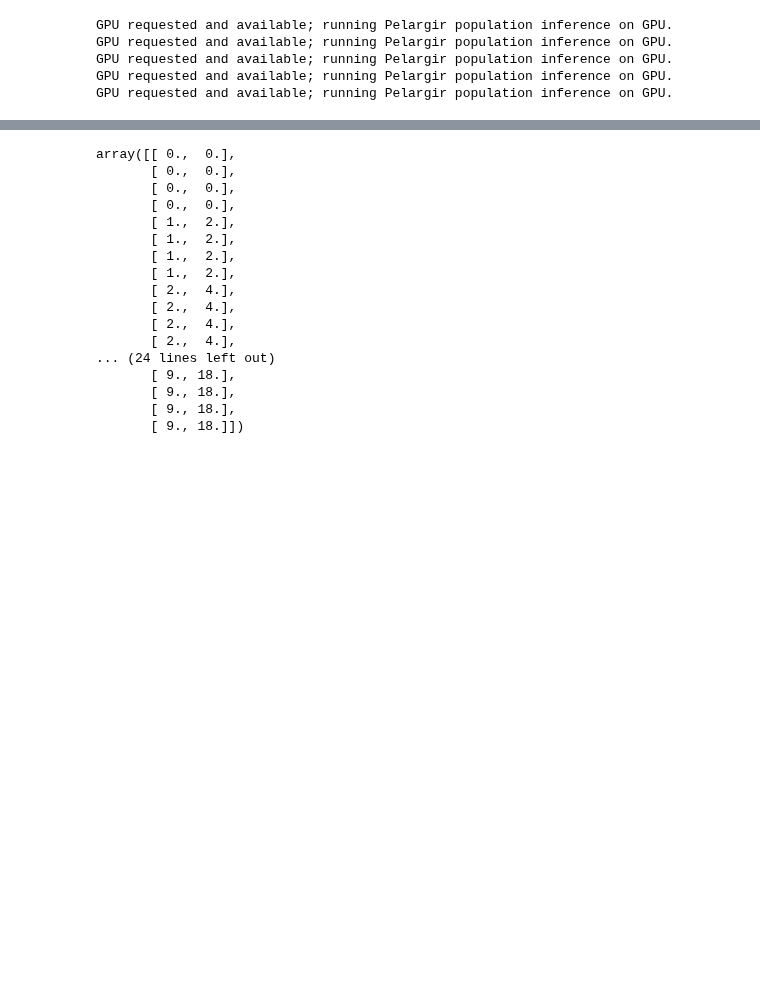
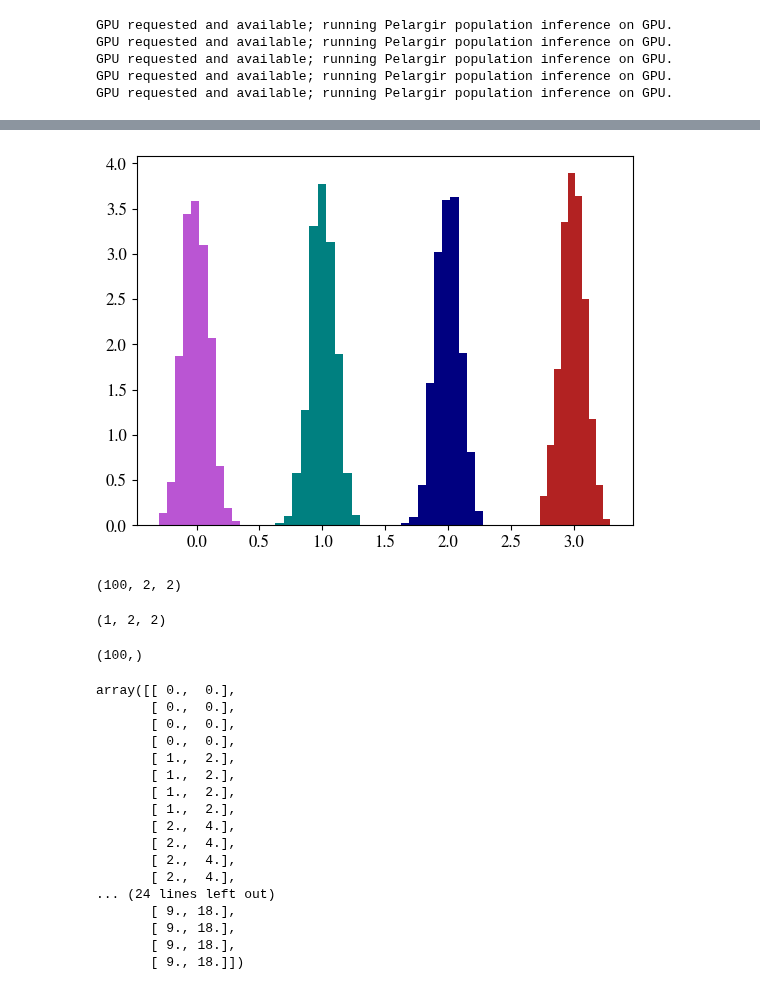
Before and after one commit to criswellalexander/pelargir-gb, a Jupyter notebook: prototype-notebooks/pelargir-v32-test-resGB-newgal-postfix.ipynb, the cells around one changed output, grey strips where cells are left out. Drawn from its saved outputs; the diff is of its cells as text; code cells hidden in the pictures; blank space fills up the shorter version.

```diff
--- a/prototype-notebooks/pelargir-v32-test-resGB-newgal-postfix.ipynb
+++ b/prototype-notebooks/pelargir-v32-test-resGB-newgal-postfix.ipynb
@@ -69,0 +137,2 @@ test_rng = xp.random.default_rng(170817)
+# %%
+b = st.norm(rng,loc=xp.array([[0,1],[2,3]]),scale=xp.array([[0.1,0.1],[0.1,0.1]]))
@@ -70,3 +147,24 @@ test_rng = xp.random.default_rng(170817)
+# %%
+plt.figure()
+draws = b.rvs(1000).get()
+for i in range(b.shape[0]):
+    for j in range(b.shape[1]):
+        plt.hist(draws[:,i,j],density=True)
+plt.show()
+# %% [output]
+[figure, added]
+# %%
+b.logpdf(xs).shape
+# %% [output]
+(100, 2, 2)
+# %%
+b.logpdf(2).shape
+# %% [output]
+(1, 2, 2)
+# %%
+xs.reshape(-1,*[1 for dim in ()]).shape
+# %% [output]
+(100,)
 # %%
 import numpy as np
 a = np.empty((10,4,2))
```
Also changed, not shown: parts of 17 cells of this notebook, 3 other files.
